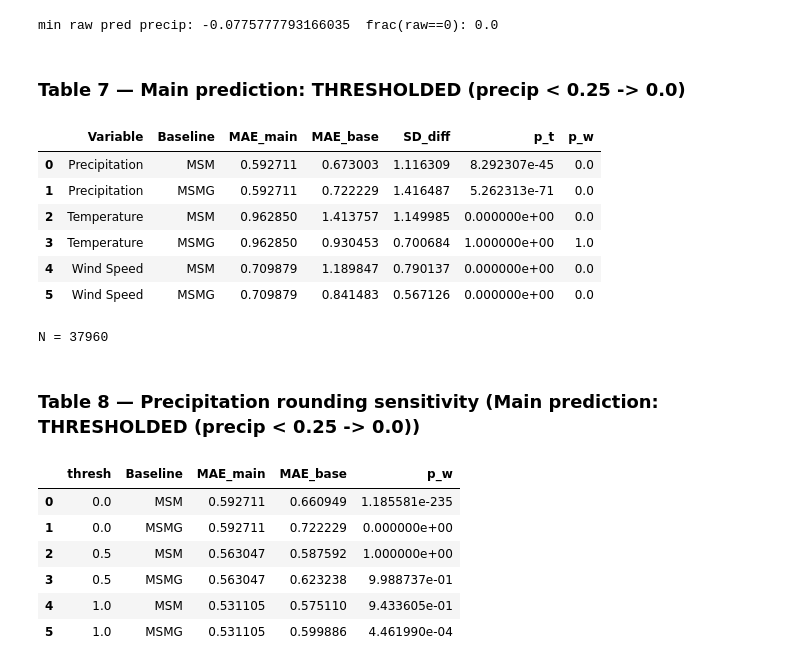
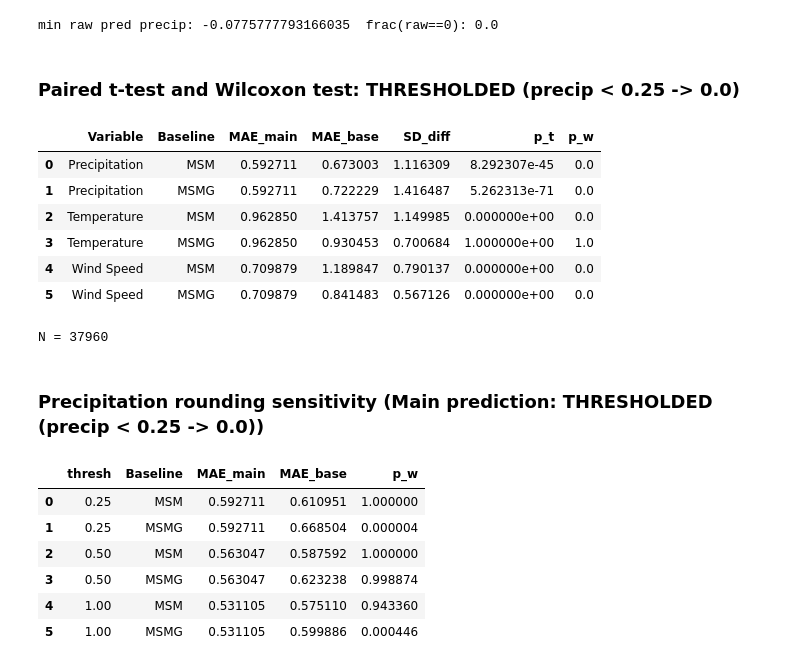
Before and after one commit to ttakenawa/PostMSM, a Jupyter notebook: gbm_main_public.ipynb, the cells around one changed output. Cells and saved outputs as stored; diff of their text form; code cells hidden in the pictures.

```diff
--- a/gbm_main_public.ipynb
+++ b/gbm_main_public.ipynb
@@ -1434,6 +1434,7 @@ min raw pred precip: -0.0775777793166035  frac(raw==0): 0.0
 from IPython.display import display, Markdown
 
 main_thr  = test_pred_dict["around_all_tune"]       # thresholding: precip < 0.25 -> 0.0
+main_raw = test_pred_dict_raw["around_all_tune"]   # no thresholding
 
 # ===== choose which one to evaluate =====
 USE_RAW = False  # True: raw, False: thresholded
@@ -1441,8 +1442,7 @@ USE_RAW = False  # True: raw, False: thresholded
 main_pred  = main_raw if USE_RAW else main_thr
 main_title = "RAW (no precipitation thresholding)" if USE_RAW else "THRESHOLDED (precip < 0.25 -> 0.0)"
 
-# ===== Table 7 in the paper=====
-display(Markdown(f"### Table 7 — Main prediction: **{main_title}**"))
+display(Markdown(f"### Paired t-test and Wilcoxon test: **{main_title}**"))
 
 tab7, N = make_table7(
     main_pred=main_pred,
@@ -1455,7 +1455,7 @@ tab7, N = make_table7(
 display(tab7)
 print("N =", N)
 # %% [output]
-### Table 7 — Main prediction: **THRESHOLDED (precip < 0.25 -> 0.0)**
+### Paired t-test and Wilcoxon test: **THRESHOLDED (precip < 0.25 -> 0.0)**
 |  | Variable | Baseline | MAE_main | MAE_base | SD_diff | p_t | p_w |
 | 0 | Precipitation | MSM | 0.592711 | 0.673003 | 1.116309 | 8.292307e-45 | 0.0 |
 | 1 | Precipitation | MSMG | 0.592711 | 0.722229 | 1.416487 | 5.262313e-71 | 0.0 |
@@ -1467,26 +1467,24 @@ N = 37960
 # %%
 from IPython.display import display, Markdown
 
-
-# ===== Table 8 in the paper=====
-display(Markdown(f"### Table 8 — Precipitation rounding sensitivity (Main prediction: **{main_title}**)"))
+display(Markdown(f"### Precipitation rounding sensitivity (Main prediction: **{main_title}**)"))
 
 tab8 = make_table8_precip(
     main_pred=main_pred,
     msm_base=test_msm_list,
     msmg_base=test_msmg_list,
     true_list=test_true_list,
-    thresh_list=(0.0, 0.5, 1.0),
+    thresh_list=(0.25, 0.5, 1.0),
     zero_method="wilcox",
     apply_round_to_obs=False
 )
 display(tab8)
 # %% [output]
-### Table 8 — Precipitation rounding sensitivity (Main prediction: **THRESHOLDED (precip < 0.25 -> 0.0)**)
+### Precipitation rounding sensitivity (Main prediction: **THRESHOLDED (precip < 0.25 -> 0.0)**)
 |  | thresh | Baseline | MAE_main | MAE_base | p_w |
-| 0 | 0.0 | MSM | 0.592711 | 0.660949 | 1.185581e-235 |
-| 1 | 0.0 | MSMG | 0.592711 | 0.722229 | 0.000000e+00 |
-| 2 | 0.5 | MSM | 0.563047 | 0.587592 | 1.000000e+00 |
-| 3 | 0.5 | MSMG | 0.563047 | 0.623238 | 9.988737e-01 |
-| 4 | 1.0 | MSM | 0.531105 | 0.575110 | 9.433605e-01 |
-| 5 | 1.0 | MSMG | 0.531105 | 0.599886 | 4.461990e-04 |
+| 0 | 0.25 | MSM | 0.592711 | 0.610951 | 1.000000 |
+| 1 | 0.25 | MSMG | 0.592711 | 0.668504 | 0.000004 |
+| 2 | 0.50 | MSM | 0.563047 | 0.587592 | 1.000000 |
+| 3 | 0.50 | MSMG | 0.563047 | 0.623238 | 0.998874 |
+| 4 | 1.00 | MSM | 0.531105 | 0.575110 | 0.943360 |
+| 5 | 1.00 | MSMG | 0.531105 | 0.599886 | 0.000446 |
```
